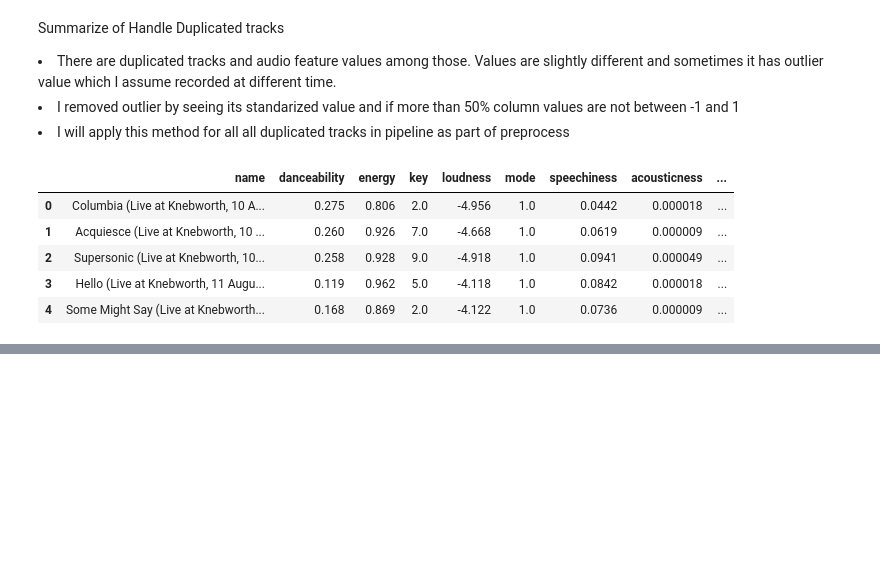
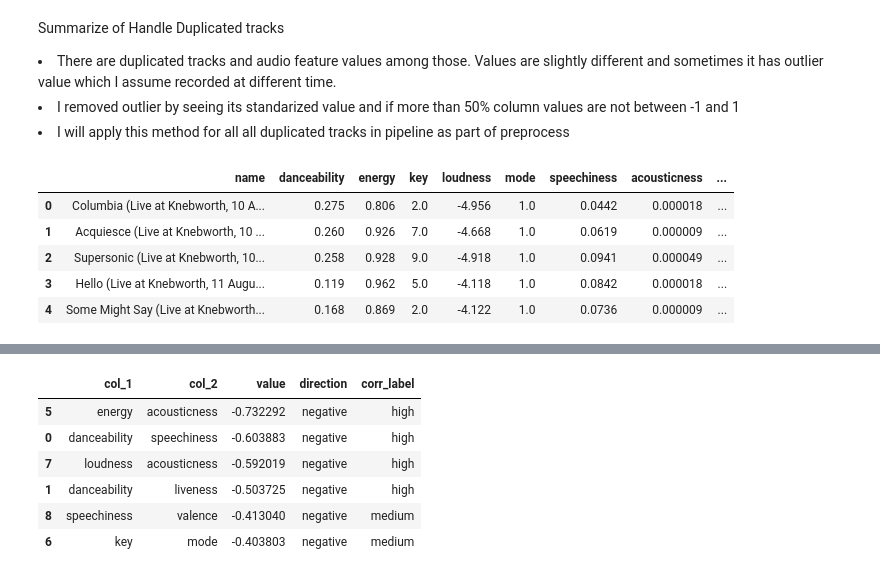
Before and after one commit to ShunOyama/Spotify_API, a Jupyter notebook: src/notebook/spotify_Oasis_EDA.ipynb, the cells around one changed output, grey strips where cells are left out. Saved outputs shown, nothing was run; the diff lists cells and outputs as text; code cells hidden in the pictures; blank space fills up the shorter version.

```diff
--- a/src/notebook/spotify_Oasis_EDA.ipynb
+++ b/src/notebook/spotify_Oasis_EDA.ipynb
@@ -310,0 +299,5 @@ sns.pairplot(unique_artist_df,kind='reg')
+# %%
+# Let's see the correlations among features in oasis tracks
+corr_info_df = unique_artist_df.corr()
+plt.figure(figsize = (10, 10))
+sns.heatmap(corr_info_df, square=True, annot=True)
@@ -310,0 +307,33 @@ sns.pairplot(unique_artist_df,kind='reg')
+# %%
+# Let's extract only combinations with high correlations
+
+def get_high_corr_information(corr_info_df, value_threshold_high= 0.5, value_threshold_med= 0.4):
+    corr_info_df = corr_info_df.copy()
+
+    value_list = []
+    rows = []
+    for col in corr_info_df.columns:
+        for value, vs_col in zip(corr_info_df[col], corr_info_df.columns):
+            if (abs(value)>=value_threshold_med)&(value!=1)&(not value in value_list):
+                if abs(value)>=value_threshold_high:
+                    corr_label = 'high'
+
+                elif value_threshold_high>abs(value)>=value_threshold_med:
+                    corr_label = 'medium'
+
+                if value>0:
+                    direction = 'positive'
+                else:
+                    direction = 'negative'
+
+                row = {'col_1': col ,'col_2': vs_col, 'value': value, 'direction':direction,'corr_label':corr_label}
+                rows.append(row)
+                value_list.append(value)
+
+    high_corr_df = pd.DataFrame(rows)
+    positive_corr_df = high_corr_df[high_corr_df['direction']=='positive'].sort_values(by = ['value'], ascending=False)
+    negative_corr_df = high_corr_df[high_corr_df['direction']=='negative'].sort_values(by = ['value'], ascending=True)
+
+    return positive_corr_df, negative_corr_df
+# %%
+positive_corr_df, negative_corr_df = get_high_corr_information(corr_info_df)
@@ -310,0 +354,10 @@ sns.pairplot(unique_artist_df,kind='reg')
+# %%
+negative_corr_df
+# %% [output]
+|  | col_1 | col_2 | value | direction | corr_label |
+| 5 | energy | acousticness | -0.732292 | negative | high |
+| 0 | danceability | speechiness | -0.603883 | negative | high |
+| 7 | loudness | acousticness | -0.592019 | negative | high |
+| 1 | danceability | liveness | -0.503725 | negative | high |
+| 8 | speechiness | valence | -0.413040 | negative | medium |
+| 6 | key | mode | -0.403803 | negative | medium |
```
Also changed, not shown: parts of 12 cells of this notebook.
